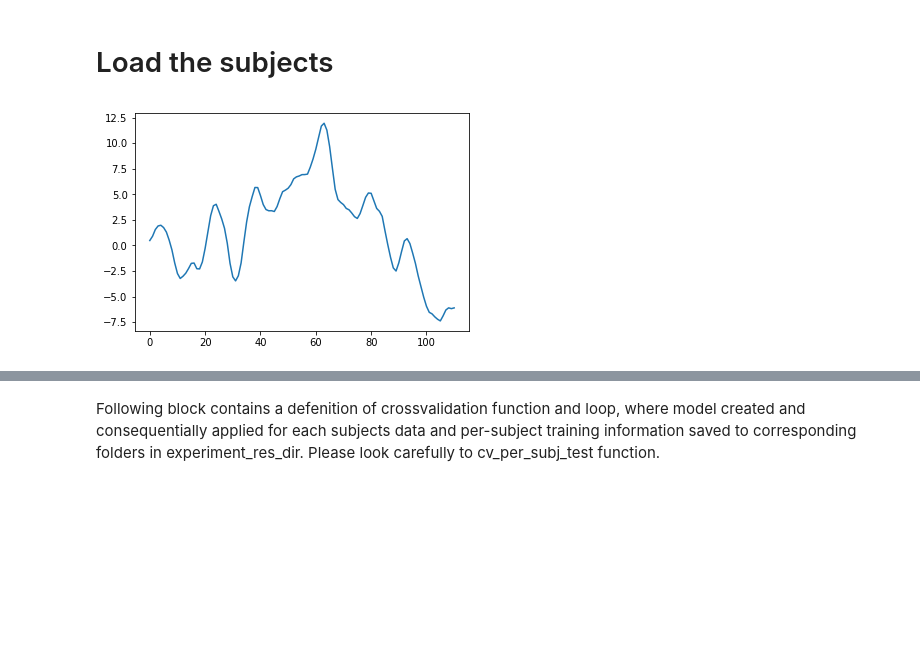
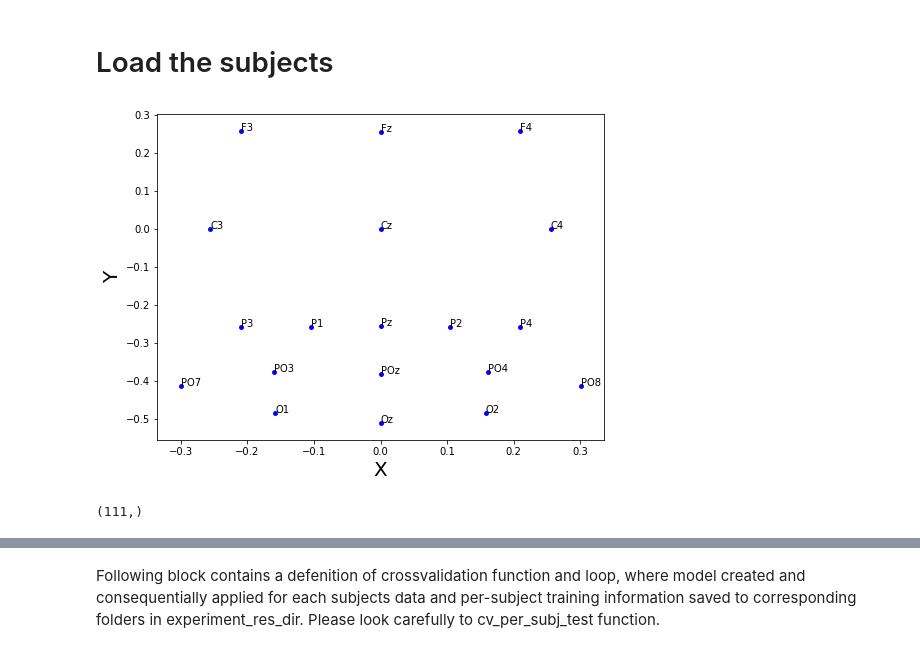
Before and after one commit to Makubu/AML, a Jupyter notebook: Chall4_ebci/group20_ebci_scratch.ipynb, the cells around one changed output, grey strips where cells are left out. Cells and saved outputs as stored; diff of their text form; code cells hidden in the pictures; blank space fills up the shorter version.

```diff
--- a/Chall4_ebci/group20_ebci_scratch.ipynb
+++ b/Chall4_ebci/group20_ebci_scratch.ipynb
@@ -200,8 +211,49 @@ subjects = data.get_data(all_subjects,shuffle=False, windows=[(0.2,0.5)],baselin
 X, Y = subjects[25]
 # %%
 %matplotlib inline
-# %%
-plt.plot(X[2, :, 1])
-plt.show()
-# %% [output]
-[figure, removed]
+# %%
+def get_topography():
+    '''
+    Function returenss informantion about channel order and topography
+    :return: Dict {Ch_number: [(x,y), Ch_name]}
+    '''
+    with open('./eeg/order_locations.info', 'r') as f:
+        topo_list = [line.split() for line in f][1:]
+    topo_dict = {}
+    ch_coordinates = []
+    ch_names = []
+    for elem in topo_list:
+        alpha, r = float(elem[1]), float(elem[2])
+        alpha = math.pi * alpha / 180.  # to radians
+        x, y = r * math.sin(alpha), r * math.cos(alpha)
+        name = str(elem[3])
+        # topo_dict[int(elem[0])] = [(x, y), name]
+        ch_coordinates.append((x,y))
+        ch_names.append(name)
+    return ch_coordinates,ch_names
+# %%
+ch_coordinates,ch_names = get_topography()
+# %%
+df = pd.DataFrame({ 'Name' : ch_names ,\
+                  'X' : [x[0] for x in ch_coordinates],
+                   'Y' : [x[1] for x in ch_coordinates]
+                  })
+# %%
+fig = plt.figure(1,figsize=(8,6))
+plt.subplot(111)
+
+plt.scatter(df['X'], df['Y'],  marker='o', color='b', s=15)
+
+for i, row in df.iterrows():
+    plt.annotate(row["Name"], xy=(row["X"],row["Y"]))
+
+plt.xlabel('X',size=20)
+plt.ylabel('Y',size=20)
+
+plt.show()
+# %% [output]
+[figure, added]
+# %%
+X[25, :, 0].shape
+# %% [output]
+(111,)
```
Also changed, not shown: parts of 13 cells of this notebook, 3 other files.
